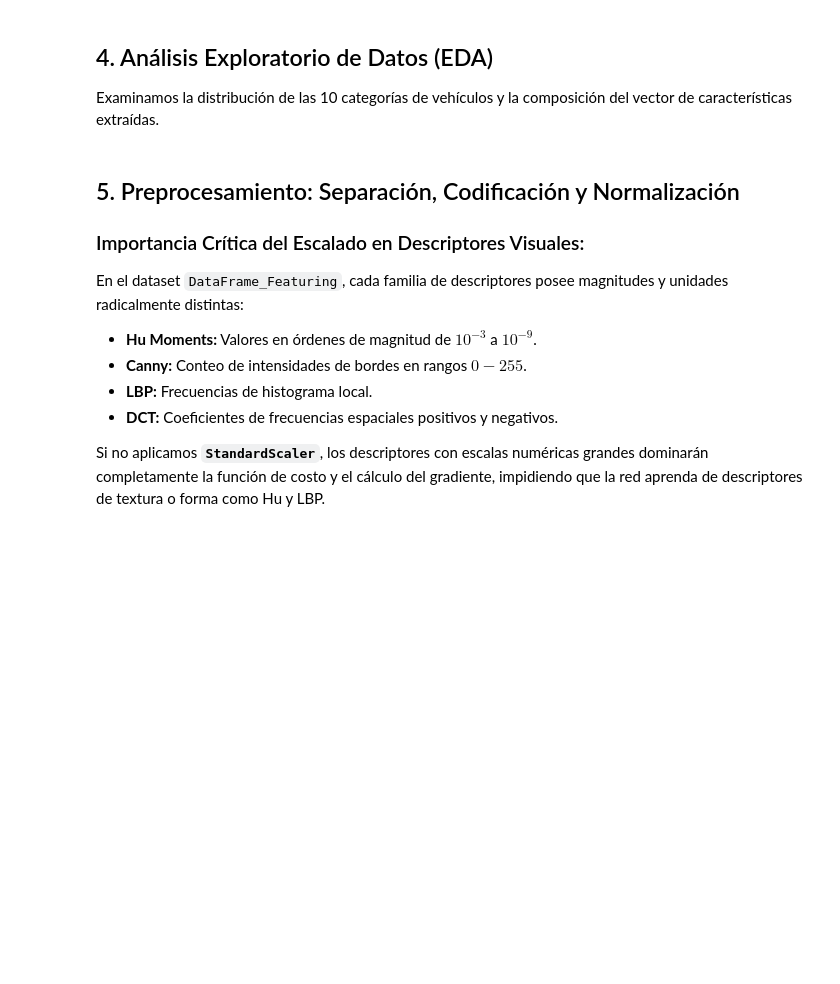
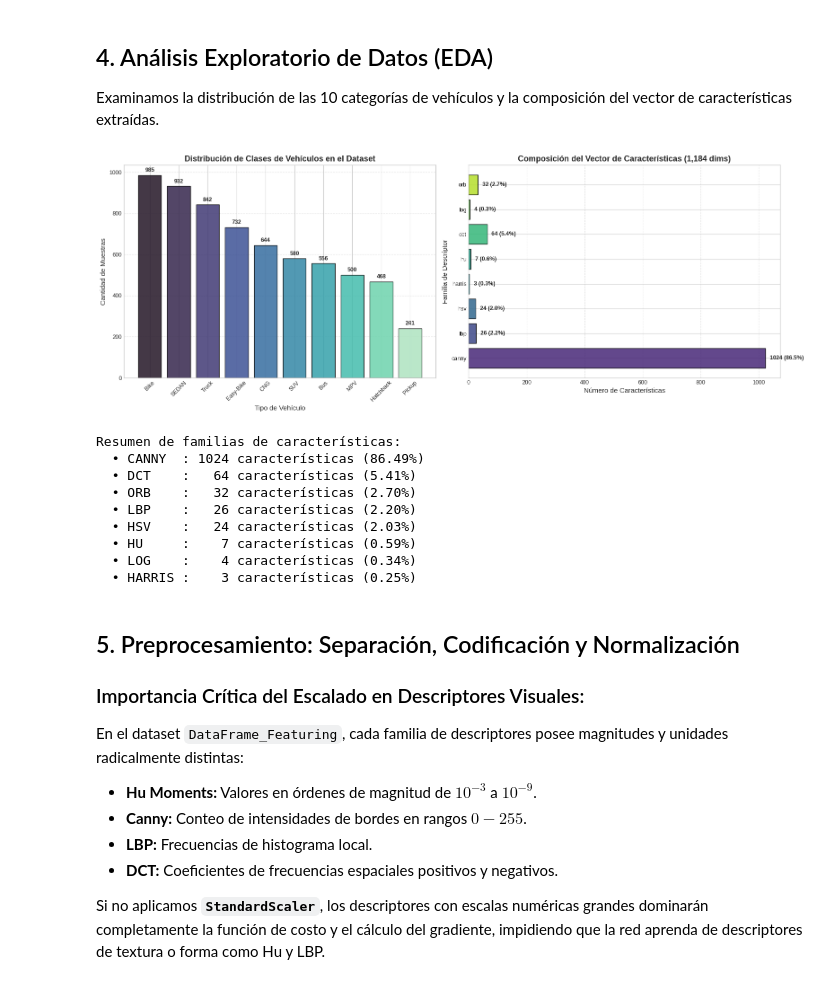
Before and after one commit to Milo443/Deeplearning, a Jupyter notebook: MPL_sklearn_Featuring.ipynb, the cells around one changed output. Saved outputs shown, nothing was run; the diff lists cells and outputs as text; code cells hidden in the pictures; blank space fills up the shorter version.

```diff
--- a/MPL_sklearn_Featuring.ipynb
+++ b/MPL_sklearn_Featuring.ipynb
@@ -175,35 +192,45 @@ axes[0].set_xlabel("Tipo de Vehículo")
 axes[0].set_ylabel("Cantidad de Muestras")
 axes[0].tick_params(axis='x', rotation=45)
 axes[0].grid(axis='y', linestyle='--', alpha=0.5)
 
 # Anotar valores sobre las barras
 for bar in barras:
     yval = bar.get_height()
     axes[0].text(bar.get_x() + bar.get_width()/2.0, yval + 10, f"{int(yval)}", ha='center', va='bottom', fontsize=9, fontweight='bold')
 
 # Gráfico 2: Desglose de características extraídas por técnica de visión
 nombres_descriptores = list(prefijos_descriptores.keys())
 cantidades_descriptores = list(prefijos_descriptores.values())
 colores_desc = sns.color_palette("viridis", len(nombres_descriptores))
 
 barras_desc = axes[1].barh(nombres_descriptores, cantidades_descriptores, color=colores_desc, edgecolor='black', alpha=0.85)
 axes[1].set_title("Composición del Vector de Características (1,184 dims)")
 axes[1].set_xlabel("Número de Características")
 axes[1].set_ylabel("Familia de Descriptor")
 axes[1].grid(axis='x', linestyle='--', alpha=0.5)
 
 for bar in barras_desc:
     xval = bar.get_width()
     axes[1].text(xval + 15, bar.get_y() + bar.get_height()/2.0, f"{int(xval)} ({xval/sum(cantidades_descriptores)*100:.1f}%)",
                  va='center', fontsize=9, fontweight='bold')
 
 plt.tight_layout()
 plt.show()
 
-print("
-Resumen de familias de características:")
+print("\nResumen de familias de características:")
 for k, v in sorted(prefijos_descriptores.items(), key=lambda x: x[1], reverse=True):
     print(f"  • {k.upper():<7}: {v:>4} características ({v/sum(cantidades_descriptores)*100:.2f}%)")
+# %% [output]
+[figure, added]
+Resumen de familias de características:
+  • CANNY  : 1024 características (86.49%)
+  • DCT    :   64 características (5.41%)
+  • ORB    :   32 características (2.70%)
+  • LBP    :   26 características (2.20%)
+  • HSV    :   24 características (2.03%)
+  • HU     :    7 características (0.59%)
+  • LOG    :    4 características (0.34%)
+  • HARRIS :    3 características (0.25%)
 # %% [markdown]
 ## 5. Preprocesamiento: Separación, Codificación y Normalización
 
```
Also changed, not shown: parts of 11 cells of this notebook, 2 other files.
